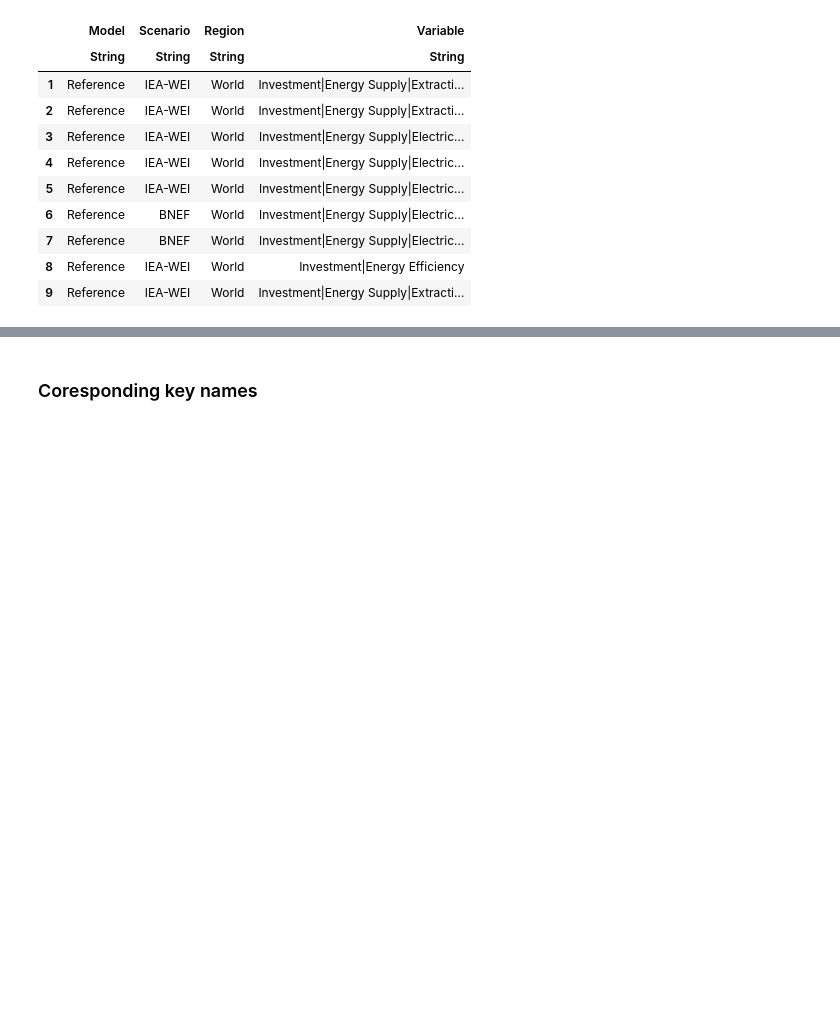
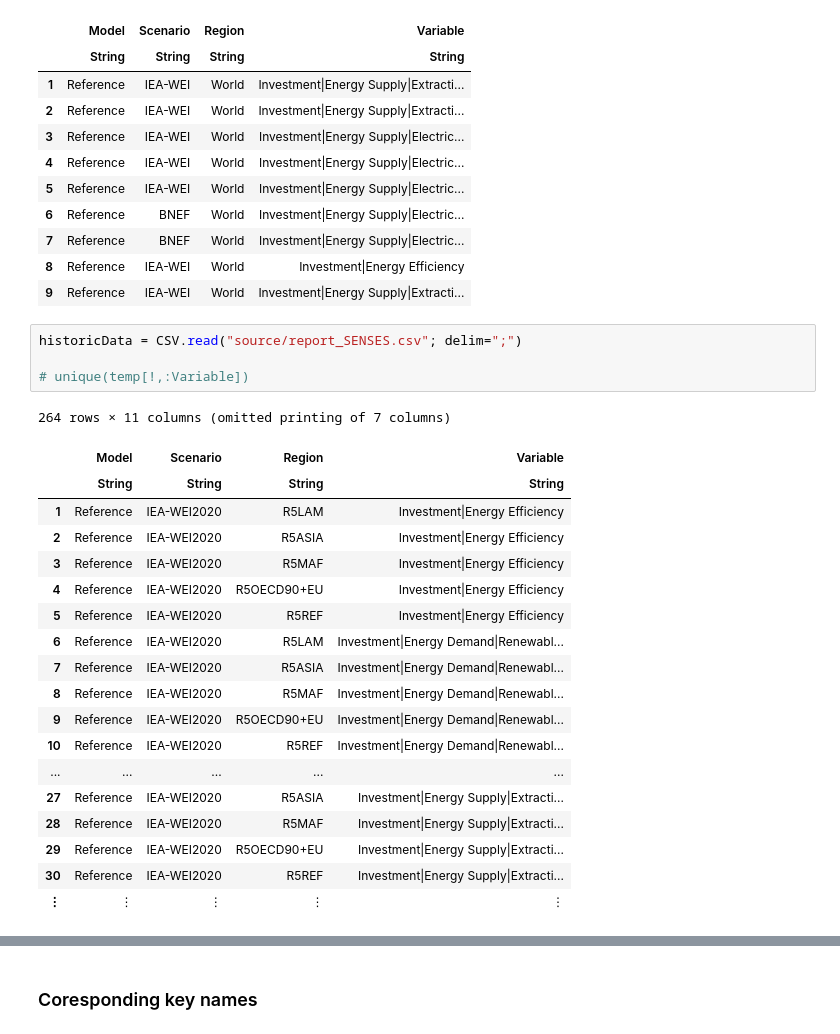
Before and after one commit to SensesProject/investment-opportunities, a Jupyter notebook: data/Investment Opportunities and Alignment.ipynb, the cells around one changed output, grey strips where cells are left out. Saved outputs shown, nothing was run; the diff lists cells and outputs as text; blank space fills up the shorter version.

Commit message:
new data

```diff
--- a/data/Investment Opportunities and Alignment.ipynb
+++ b/data/Investment Opportunities and Alignment.ipynb
@@ -43,3 +44,27 @@ historicData = CSV.read("source/WEI2020-DataTables_supplytimeseries_BNEF.csv", d
 | 7 | Reference | BNEF | World | Investment|Energy Supply|Electric... |
 | 8 | Reference | IEA-WEI | World | Investment|Energy Efficiency |
 | 9 | Reference | IEA-WEI | World | Investment|Energy Supply|Extracti... |
+# %%
+historicData = CSV.read("source/report_SENSES.csv"; delim=";")
+
+# unique(temp[!,:Variable])
+# %% [output]
+264 rows × 11 columns (omitted printing of 7 columns)
+|  | Model | Scenario | Region | Variable |
+|  | String | String | String | String |
+| 1 | Reference | IEA-WEI2020 | R5LAM | Investment|Energy Efficiency |
+| 2 | Reference | IEA-WEI2020 | R5ASIA | Investment|Energy Efficiency |
+| 3 | Reference | IEA-WEI2020 | R5MAF | Investment|Energy Efficiency |
+| 4 | Reference | IEA-WEI2020 | R5OECD90+EU | Investment|Energy Efficiency |
+| 5 | Reference | IEA-WEI2020 | R5REF | Investment|Energy Efficiency |
+| 6 | Reference | IEA-WEI2020 | R5LAM | Investment|Energy Demand|Renewabl... |
+| 7 | Reference | IEA-WEI2020 | R5ASIA | Investment|Energy Demand|Renewabl... |
+| 8 | Reference | IEA-WEI2020 | R5MAF | Investment|Energy Demand|Renewabl... |
+| 9 | Reference | IEA-WEI2020 | R5OECD90+EU | Investment|Energy Demand|Renewabl... |
+| 10 | Reference | IEA-WEI2020 | R5REF | Investment|Energy Demand|Renewabl... |
+| ... | ... | ... | ... | ... |
+| 27 | Reference | IEA-WEI2020 | R5ASIA | Investment|Energy Supply|Extracti... |
+| 28 | Reference | IEA-WEI2020 | R5MAF | Investment|Energy Supply|Extracti... |
+| 29 | Reference | IEA-WEI2020 | R5OECD90+EU | Investment|Energy Supply|Extracti... |
+| 30 | Reference | IEA-WEI2020 | R5REF | Investment|Energy Supply|Extracti... |
+| ⋮ | ⋮ | ⋮ | ⋮ | ⋮ |
```
Also changed, not shown: parts of 12 cells of this notebook, 8 other files.
